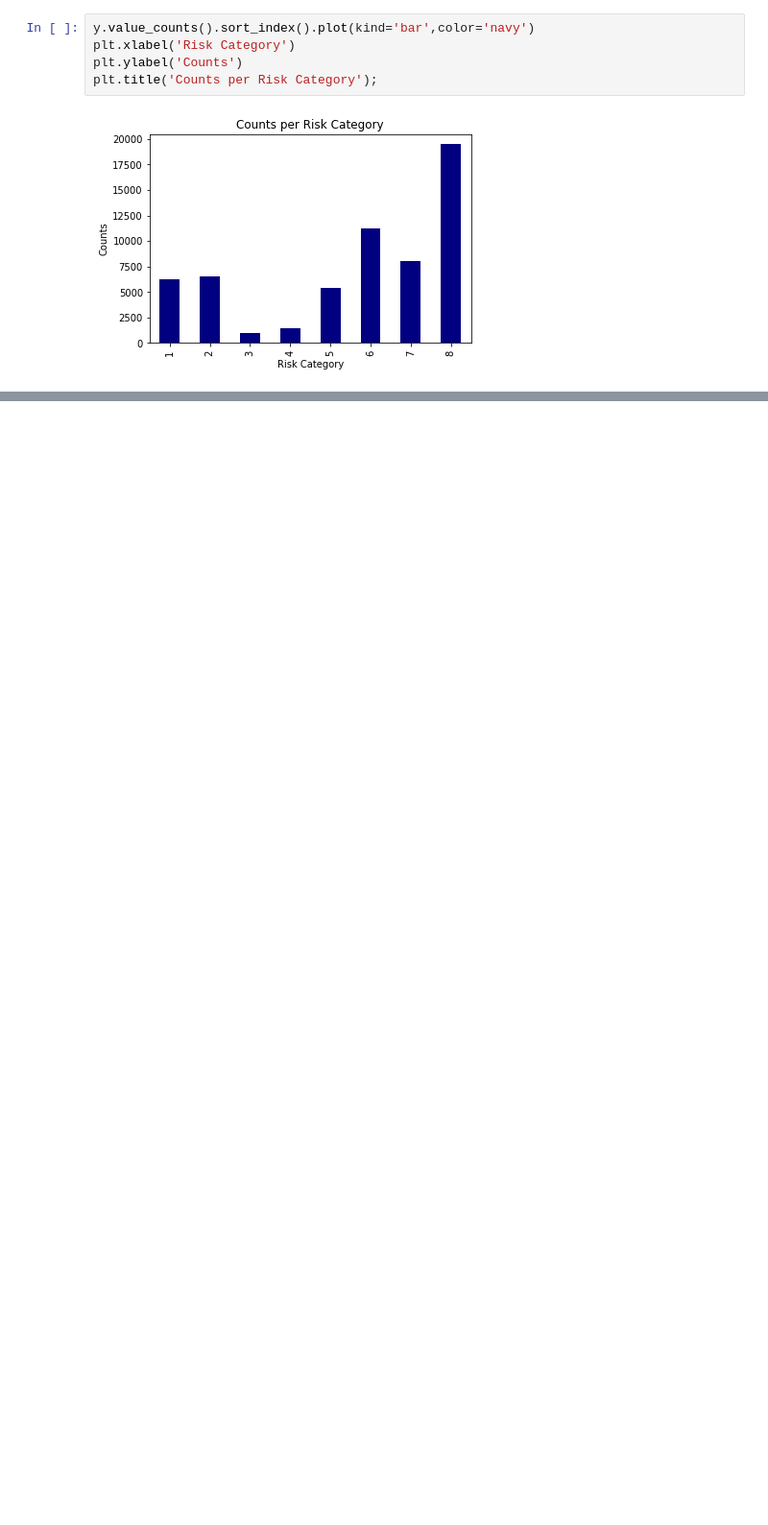
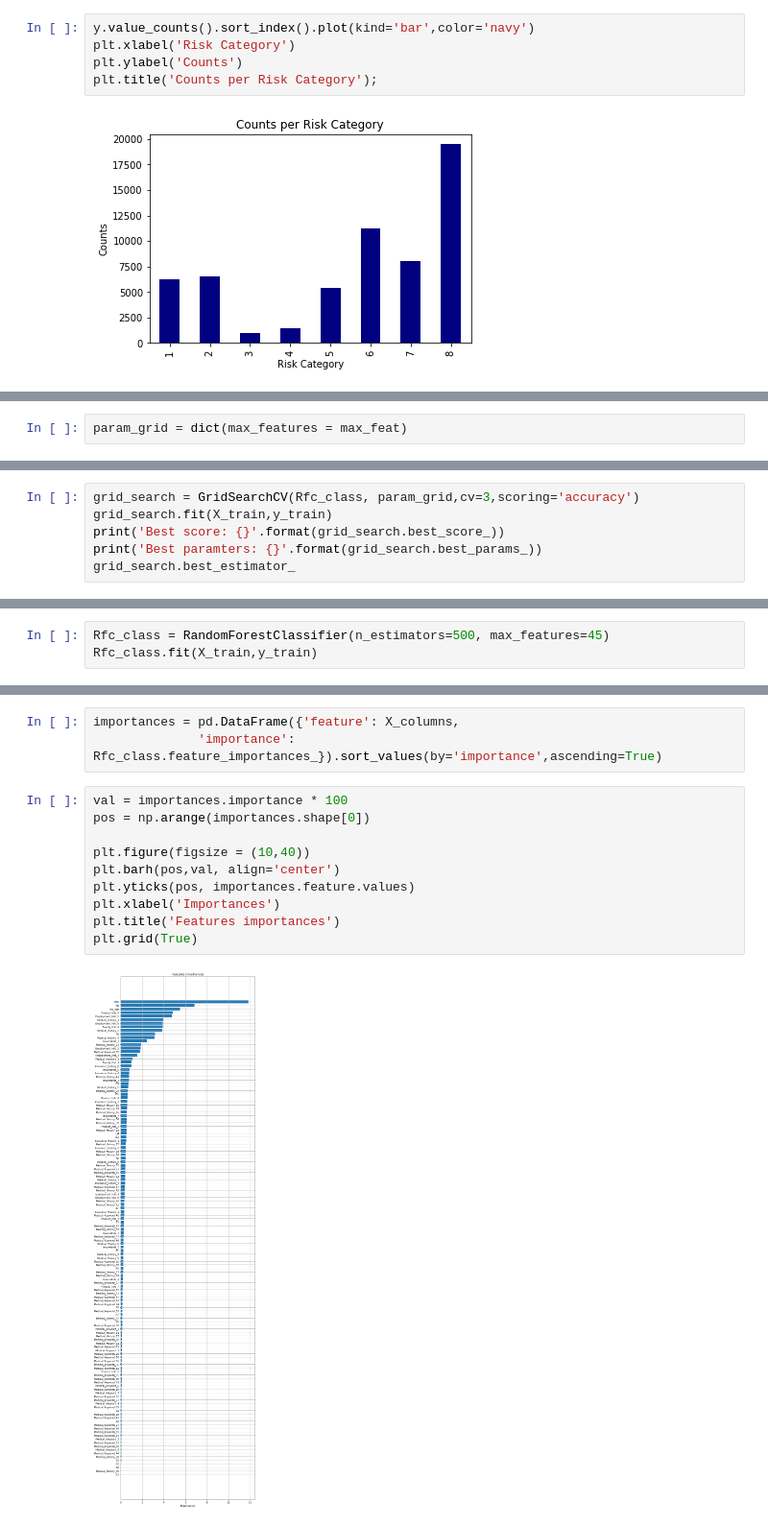
Before and after one commit to omarpiceno/Final_Project_Prudential_Insurance, a Jupyter notebook: Final_Project.ipynb, the cells around one changed output, grey strips where cells are left out. Shown at 96% size. Drawn from its saved outputs; the diff is of its cells as text; blank space fills up the shorter version.

```diff
--- a/Final_Project.ipynb
+++ b/Final_Project.ipynb
@@ -103,0 +237,2 @@ print(data.Wt.mean())
+# %%
+param_grid = dict(max_features = max_feat)
@@ -103,0 +241,6 @@ print(data.Wt.mean())
+# %%
+grid_search = GridSearchCV(Rfc_class, param_grid,cv=3,scoring='accuracy')
+grid_search.fit(X_train,y_train)
+print('Best score: {}'.format(grid_search.best_score_))
+print('Best paramters: {}'.format(grid_search.best_params_))
+grid_search.best_estimator_
@@ -103,0 +257,3 @@ print(data.Wt.mean())
+# %%
+Rfc_class = RandomForestClassifier(n_estimators=500, max_features=45)
+Rfc_class.fit(X_train,y_train)
@@ -103,0 +268,15 @@ print(data.Wt.mean())
+# %%
+importances = pd.DataFrame({'feature': X_columns,
+              'importance': Rfc_class.feature_importances_}).sort_values(by='importance',ascending=True)
+# %%
+val = importances.importance * 100
+pos = np.arange(importances.shape[0])
+
+plt.figure(figsize = (10,40))
+plt.barh(pos,val, align='center')
+plt.yticks(pos, importances.feature.values)
+plt.xlabel('Importances')
+plt.title('Features importances')
+plt.grid(True)
+# %% [output]
+[figure, added]
```
Also changed, not shown: parts of 77 cells of this notebook, 1 other file.
